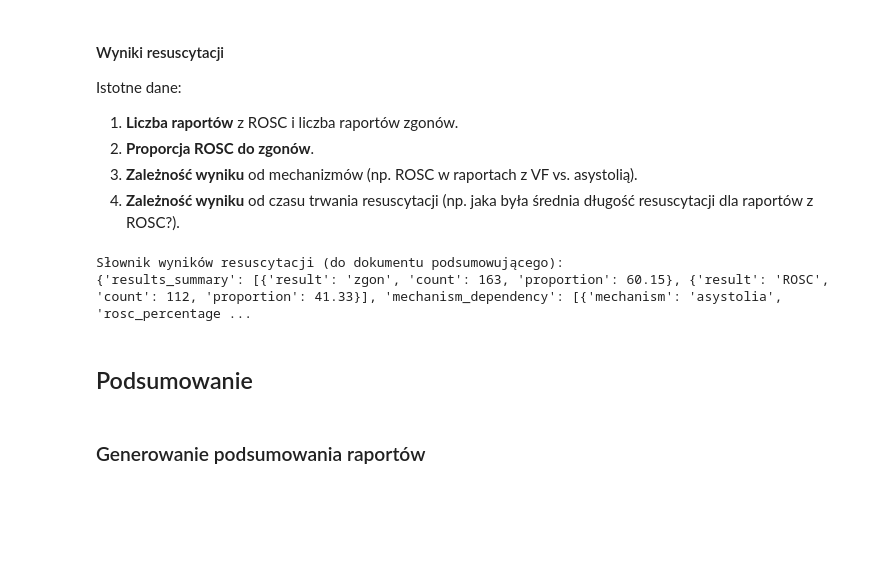
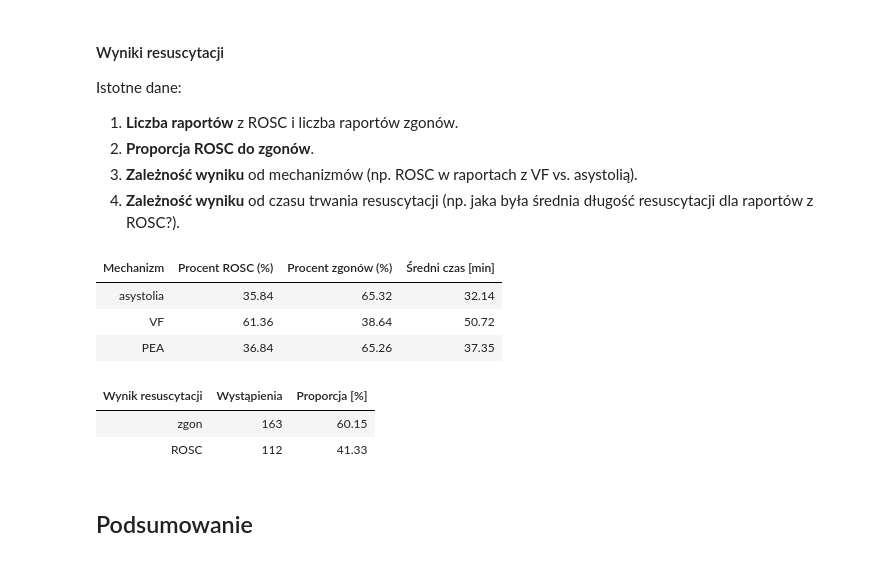
Before and after one commit to juestany/praca_inz, a Jupyter notebook: praca.ipynb, the cells around one changed output. Drawn from its saved outputs; the diff is of its cells as text; code cells hidden in the pictures; blank space fills up the shorter version.

```diff
--- a/praca.ipynb
+++ b/praca.ipynb
@@ -696,66 +655,49 @@ Istotne dane:
 # %%
 df_processed["result"] = df_processed["result"].apply(lambda x: x if isinstance(x, list) else [])
 
 # Generowanie tablicy wynikowej
 result_counts = df_processed["result"].explode().value_counts()
-total_reports = len(df_processed)
-
-result_summary = pd.DataFrame({
-    "Wynik": result_counts.index,
-    "Liczba raportów": result_counts.values,
-    "Proporcja [%]": (result_counts.values / total_reports) * 100
-}).reset_index(drop=True)
+result_proportions = (result_counts / total_reports) * 100
 
 # Generowanie tablicy zaleznosci wyniku od mechanizmów NZK
 mechanisms = ["asystolia", "VF", "PEA"]
 mechanism_dependency_data = []
 
 for mechanism in mechanisms:
     subset = df_processed[df_processed["mechanisms"].apply(lambda mechs: mechanism in mechs if isinstance(mechs, list) else False)]
 
     rosc_count = subset["result"].apply(lambda results: "ROSC" in results).sum()
     zgon_count = subset["result"].apply(lambda results: "zgon" in results).sum()
 
     total = len(subset)
     avg_time = subset["time"].mean() if total > 0 else np.nan
 
     mechanism_dependency_data.append({
         "Mechanizm": mechanism,
-        "Procent ROSC (%)": (rosc_count / total) * 100 if total > 0 else 0,
-        "Procent zgonów (%)": (zgon_count / total) * 100 if total > 0 else 0,
-        "Średni czas [min]": avg_time
+        "Procent ROSC (%)": round((rosc_count / total) * 100 if total > 0 else 0,2),
+        "Procent zgonów (%)": round((zgon_count / total) * 100 if total > 0 else 0,2),
+        "Średni czas [min]": round(avg_time,2)
     })
 
+result_df = pd.DataFrame({
+    "Wynik resuscytacji": result_counts.index,
+    "Wystąpienia": result_counts.values,
+    "Proporcja [%]": result_proportions.round(2).values
+})
+
 mechanism_dependency_df = pd.DataFrame(mechanism_dependency_data)
-
-# Tworzenie słownika dla wyników resuscytacji do dokumentu podsumowującego
-results_resuscitation = {
-    "results_summary": [
-        {
-            "result": row["Wynik"],
-            "count": row["Liczba raportów"],
-            "proportion": round(row["Proporcja [%]"], 2),
-        }
-        for _, row in result_summary.iterrows()
-    ],
-    "mechanism_dependency": [
-        {
-            "mechanism": row["Mechanizm"],
-            "rosc_percentage": round(row["Procent ROSC (%)"], 2),
-            "zgon_percentage": round(row["Procent zgonów (%)"], 2),
-            "avg_time": round(row["Średni czas [min]"], 2) if not pd.isna(row["Średni czas [min]"]) else None,
-        }
-        for _, row in mechanism_dependency_df.iterrows()
-    ],
-}
+result_df = result_df.reset_index(drop=True)
 
 # Wyniki
-print("Słownik wyników resuscytacji (do dokumentu podsumowującego):")
-print(results_resuscitation)
+display(HTML(mechanism_dependency_df.to_html(index=False)))
+display(HTML(result_df.to_html(index=False)))
 # %% [output]
-Słownik wyników resuscytacji (do dokumentu podsumowującego):
-{'results_summary': [{'result': 'zgon', 'count': 163, 'proportion': 60.15}, {'result': 'ROSC', 'count': 112, 'proportion': 41.33}], 'mechanism_dependency': [{'mechanism': 'asystolia', 'rosc_percentage ...
+| Mechanizm | Procent ROSC (%) | Procent zgonów (%) | Średni czas [min] |
+| asystolia | 35.84 | 65.32 | 32.14 |
+| VF | 61.36 | 38.64 | 50.72 |
+| PEA | 36.84 | 65.26 | 37.35 |
+| Wynik resuscytacji | Wystąpienia | Proporcja [%] |
+| zgon | 163 | 60.15 |
+| ROSC | 112 | 41.33 |
 # %% [markdown]
 ## Podsumowanie
-# %% [markdown]
-### Generowanie podsumowania raportów
```
Also changed, not shown: parts of 16 cells of this notebook, 4 other files.
